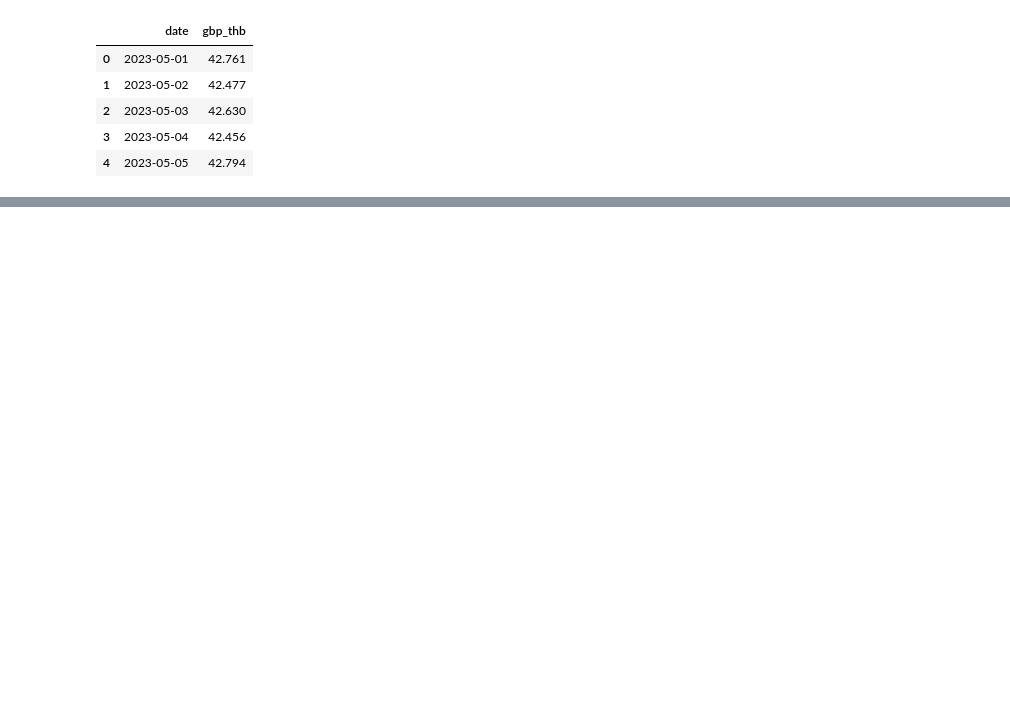
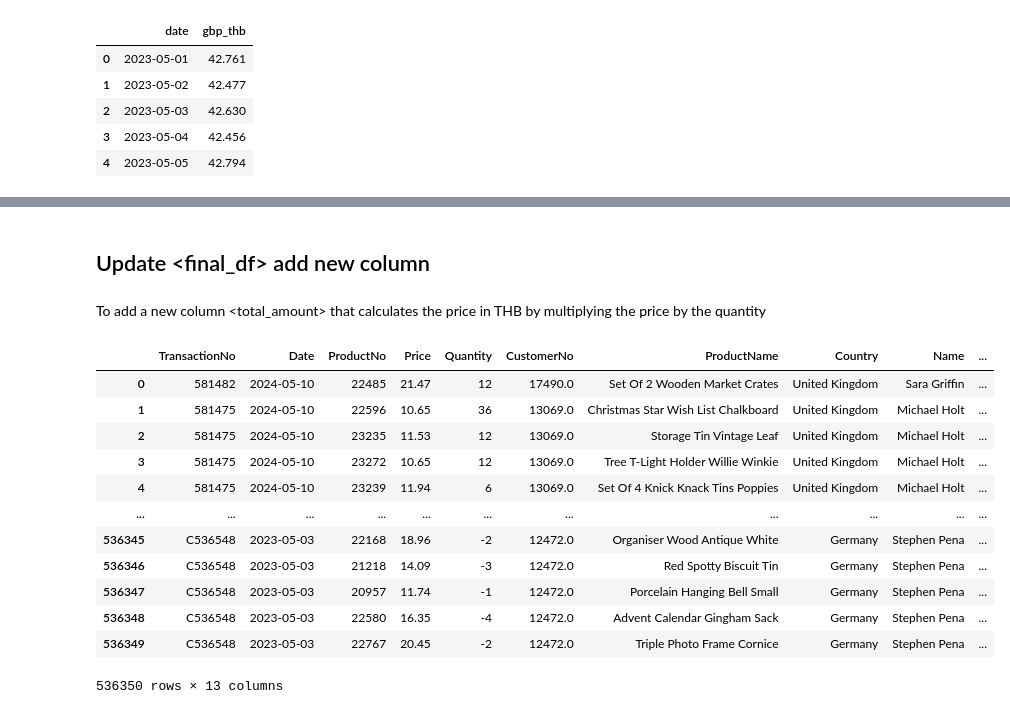
Before and after one commit to Nirutcha/E2E-data-project, a Jupyter notebook: Collectiondata.ipynb, the cells around one changed output, grey strips where cells are left out. Drawn from its saved outputs; the diff is of its cells as text; code cells hidden in the pictures; blank space fills up the shorter version.

```diff
--- a/Collectiondata.ipynb
+++ b/Collectiondata.ipynb
@@ -220,0 +277,29 @@ conversion_rate.head()
+# %% [markdown]
+## Update <final_df> add new column
+# %% [markdown]
+To add a new column <total_amount> that calculates the price in THB by multiplying the price by the quantity
+# %%
+# final_df["total_amount"] = final_df["Price"] * final_df["Quantity"]
+# final_df.head()
+
+#craete function multiply
+def multiply(column1,column2):
+    return column1 * column2
+
+# add new column which is <total_amount> by multiple price and quantity
+final_df["total_amount"] = final_df.apply(lambda row: multiply(row["Price"], row["Quantity"]),axis=1)
+final_df
+# %% [output]
+|  | TransactionNo | Date | ProductNo | Price | Quantity | CustomerNo | ProductName | Country | Name | ... |
+| 0 | 581482 | 2024-05-10 | 22485 | 21.47 | 12 | 17490.0 | Set Of 2 Wooden Market Crates | United Kingdom | Sara Griffin | ... |
+| 1 | 581475 | 2024-05-10 | 22596 | 10.65 | 36 | 13069.0 | Christmas Star Wish List Chalkboard | United Kingdom | Michael Holt | ... |
+| 2 | 581475 | 2024-05-10 | 23235 | 11.53 | 12 | 13069.0 | Storage Tin Vintage Leaf | United Kingdom | Michael Holt | ... |
+| 3 | 581475 | 2024-05-10 | 23272 | 10.65 | 12 | 13069.0 | Tree T-Light Holder Willie Winkie | United Kingdom | Michael Holt | ... |
+| 4 | 581475 | 2024-05-10 | 23239 | 11.94 | 6 | 13069.0 | Set Of 4 Knick Knack Tins Poppies | United Kingdom | Michael Holt | ... |
+| ... | ... | ... | ... | ... | ... | ... | ... | ... | ... | ... |
+| 536345 | C536548 | 2023-05-03 | 22168 | 18.96 | -2 | 12472.0 | Organiser Wood Antique White | Germany | Stephen Pena | ... |
+| 536346 | C536548 | 2023-05-03 | 21218 | 14.09 | -3 | 12472.0 | Red Spotty Biscuit Tin | Germany | Stephen Pena | ... |
+| 536347 | C536548 | 2023-05-03 | 20957 | 11.74 | -1 | 12472.0 | Porcelain Hanging Bell Small | Germany | Stephen Pena | ... |
+| 536348 | C536548 | 2023-05-03 | 22580 | 16.35 | -4 | 12472.0 | Advent Calendar Gingham Sack | Germany | Stephen Pena | ... |
+| 536349 | C536548 | 2023-05-03 | 22767 | 20.45 | -2 | 12472.0 | Triple Photo Frame Cornice | Germany | Stephen Pena | ... |
+536350 rows × 13 columns
```
Also changed, not shown: parts of 26 cells of this notebook, 1 other file.
